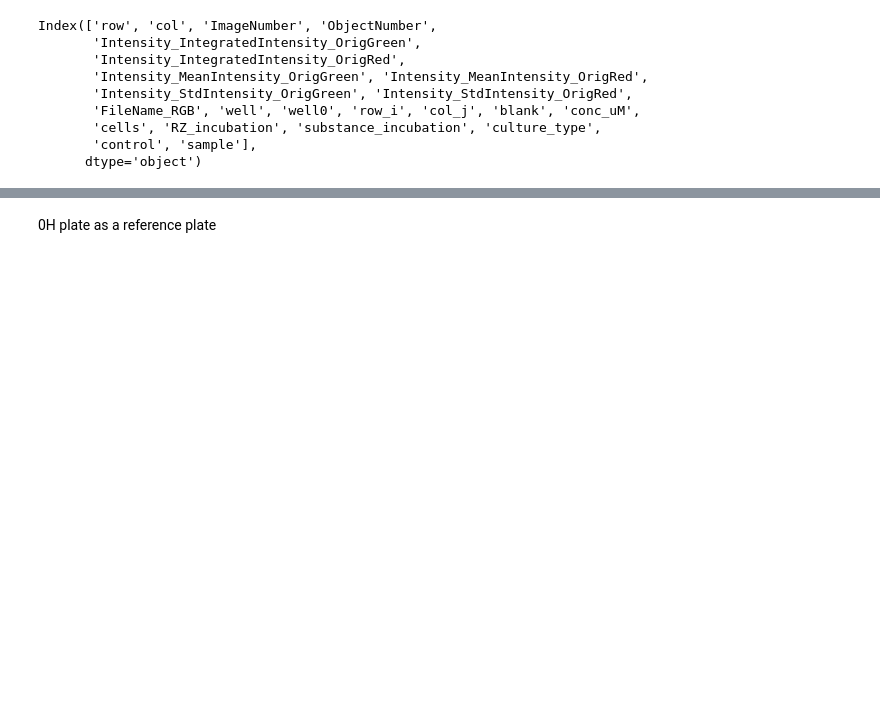
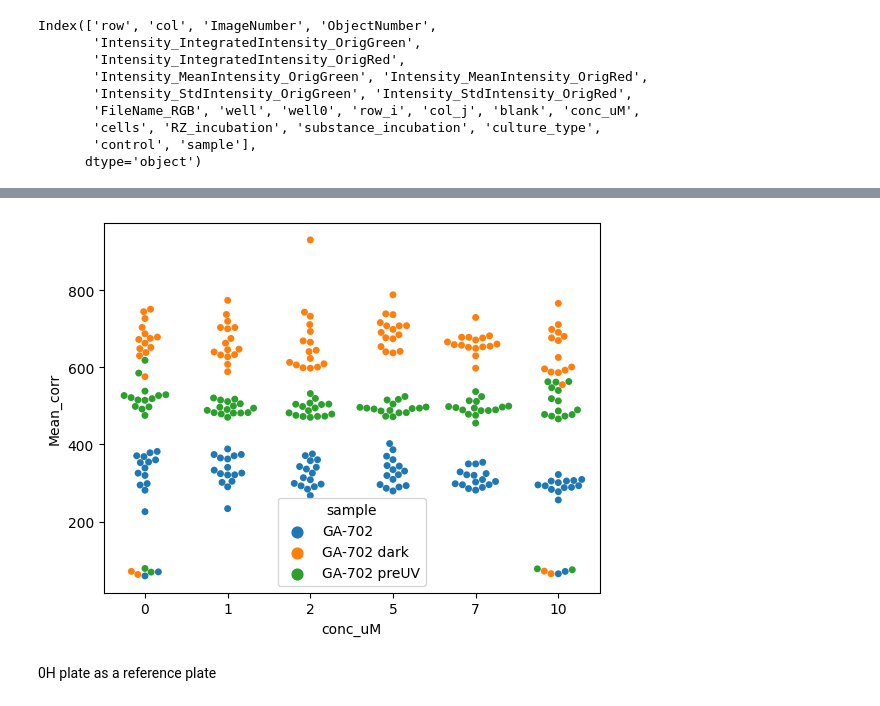
Before and after one commit to arteys/Resazurin_ChemiDoc, a Jupyter notebook: RZ_12_testing_ground_ref_plate.ipynb, the cells around one changed output, grey strips where cells are left out. Cells and saved outputs as stored; diff of their text form; code cells hidden in the pictures; blank space fills up the shorter version.

Commit message:
Now multiple plates corrected in cycle

```diff
--- a/RZ_12_testing_ground_ref_plate.ipynb
+++ b/RZ_12_testing_ground_ref_plate.ipynb
@@ -131,0 +134,27 @@ print(sample_list)
+# %%
+sample_list = data_plate['sample'].unique()
+
+data_plate_corrected = data_plate.iloc[:0,:].copy()  #Clone of plates df but empty
+
+print(sample_list)
+
+# sample_plate_list = []
+
+# sample_list_test = ['GA-702']
+
+for sample in sample_list:
+    data_plate_i = data_plate[(data_plate['sample'] == sample)]
+    reference_plate = data_plate_i[(data_plate_i['RZ_incubation'] == '0H')]
+    sample_plate = data_plate_i[(data_plate_i['RZ_incubation'] != '0H')]
+
+    reference_plate = reference_plate.reset_index(drop=True)
+    sample_plate = sample_plate.reset_index(drop=True)
+
+    mean = reference_plate['Intensity_IntegratedIntensity_OrigGreen'].mean()
+
+    reference_plate['Mean_dif'] = reference_plate['Intensity_MeanIntensity_OrigGreen']/mean
+
+    sample_plate['Mean_corr'] = sample_plate['Intensity_MeanIntensity_OrigGreen']/reference_plate['Mean_dif']
+
+
+    data_plate_corrected = data_plate_corrected.append(sample_plate)
@@ -132,3 +179,7 @@ print(sample_list)
+# %%
+ay = sns.swarmplot(data=data_plate_corrected, x="conc_uM", y="Mean_corr", hue = 'sample')
+# %% [output]
+[figure, added]
 # %% [markdown]
 0H plate as a reference plate
 # %%
```
Also changed, not shown: parts of 5 cells of this notebook.
